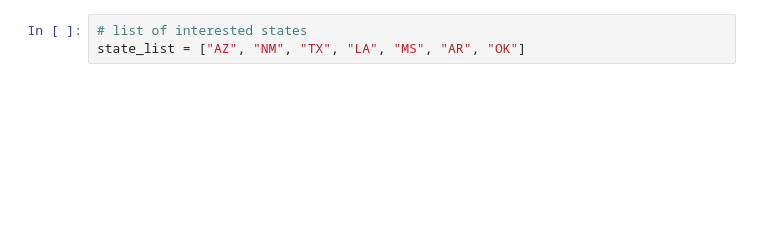
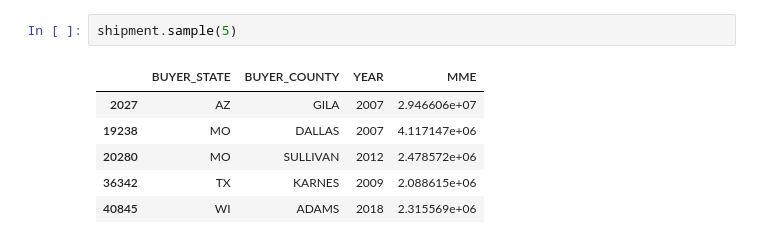
Before and after one commit to MIDS-at-Duke/Opioid-Team-Project-Group-9, a Jupyter notebook: Codes/TX_Analysis/tx_analysis.ipynb, the cells around one changed output. Saved outputs shown, nothing was run; the diff lists cells and outputs as text; blank space fills up the shorter version.

```diff
--- a/Codes/TX_Analysis/tx_analysis.ipynb
+++ b/Codes/TX_Analysis/tx_analysis.ipynb
@@ -32,3 +25,9 @@ mortality.sample(5)
-# %%
-# list of interested states
-state_list = ["AZ", "NM", "TX", "LA", "MS", "AR", "OK"]
+# %%
+shipment.sample(5)
+# %% [output]
+|  | BUYER_STATE | BUYER_COUNTY | YEAR | MME |
+| 2027 | AZ | GILA | 2007 | 2.946606e+07 |
+| 19238 | MO | DALLAS | 2007 | 4.117147e+06 |
+| 20280 | MO | SULLIVAN | 2012 | 2.478572e+06 |
+| 36342 | TX | KARNES | 2009 | 2.088615e+06 |
+| 40845 | WI | ADAMS | 2018 | 2.315569e+06 |
```
Also changed, not shown: parts of 24 cells of this notebook.
